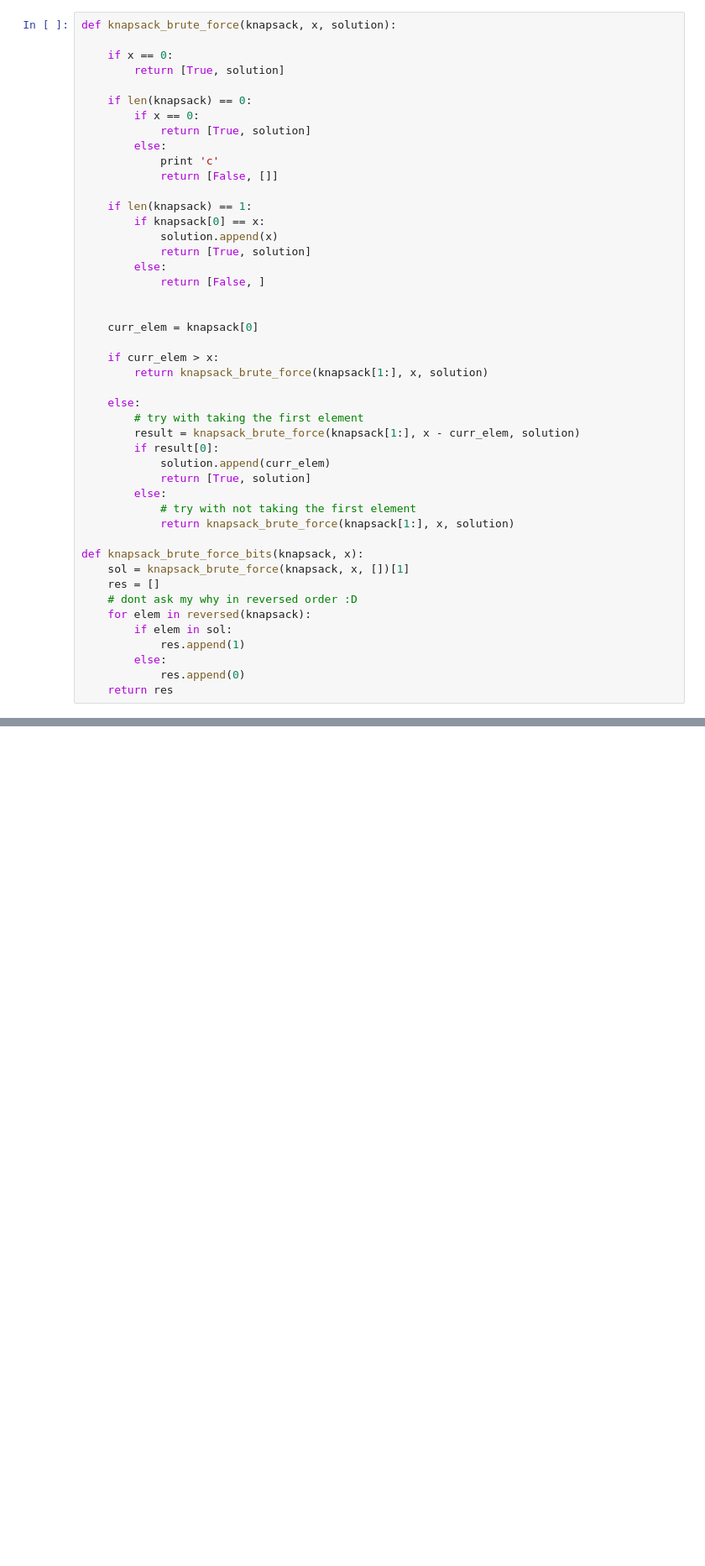
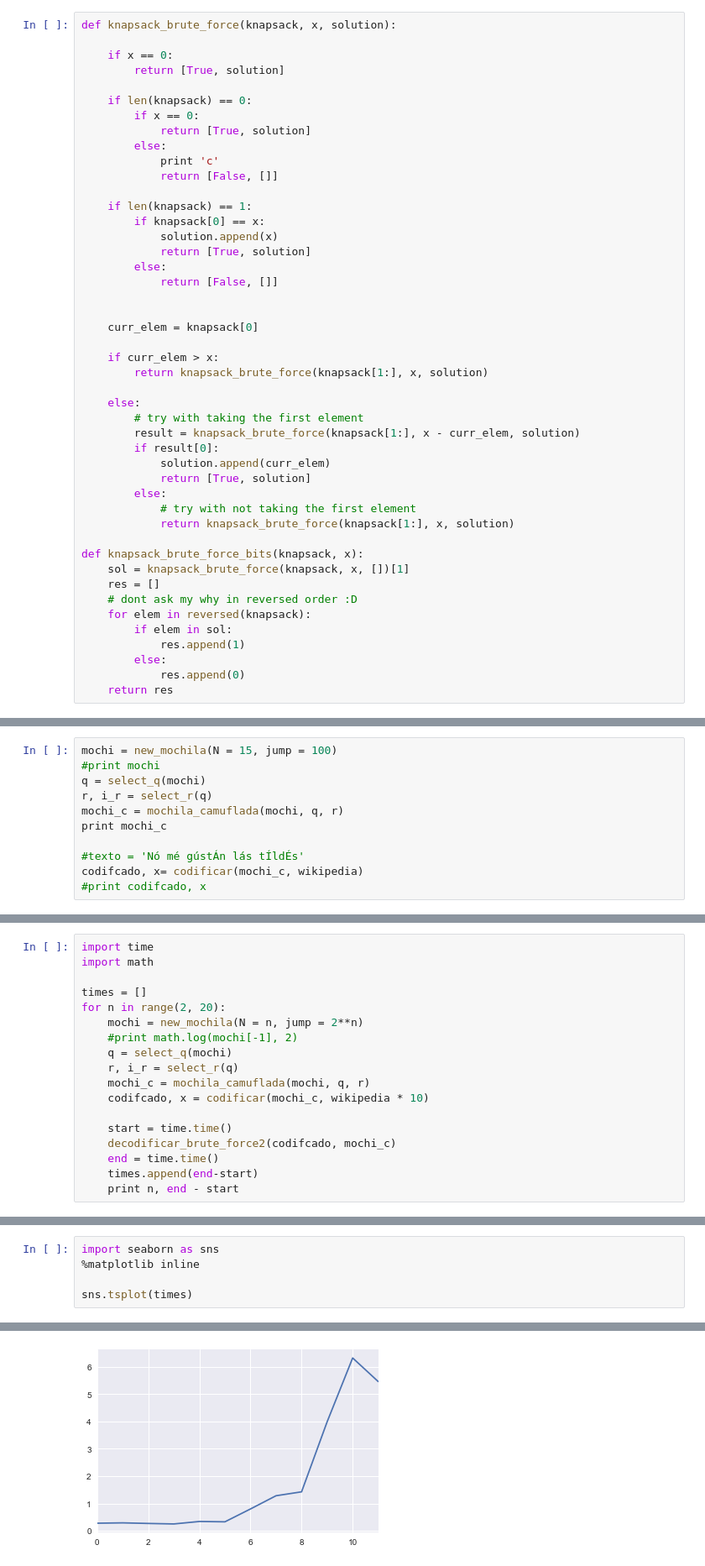
Before and after one commit to towink/merkle-hellman-crypt, a Jupyter notebook: notebooks/Knapsack.ipynb, the cells around one changed output, grey strips where cells are left out. Shown at 84% size. Drawn from its saved outputs; the diff is of its cells as text; blank space fills up the shorter version.

Commit message:
updated scripts, created bruteforce script

```diff
--- a/notebooks/Knapsack.ipynb
+++ b/notebooks/Knapsack.ipynb
@@ -41,7 +41,7 @@ def knapsack_brute_force(knapsack, x, solution):
             solution.append(x)
             return [True, solution]
         else:
-            return [False, ]
+            return [False, []]
 
 
     curr_elem = knapsack[0]
@@ -71,0 +161,11 @@ def knapsack_brute_force_bits(knapsack, x):
+# %%
+mochi = new_mochila(N = 15, jump = 100)
+#print mochi
+q = select_q(mochi)
+r, i_r = select_r(q)
+mochi_c = mochila_camuflada(mochi, q, r)
+print mochi_c
+
+#texto = 'Nó mé gústÁn lás tÍldÉs'
+codifcado, x= codificar(mochi_c, wikipedia)
+#print codifcado, x
@@ -71,0 +182,18 @@ def knapsack_brute_force_bits(knapsack, x):
+# %%
+import time
+import math
+
+times = []
+for n in range(2, 20):
+    mochi = new_mochila(N = n, jump = 2**n)
+    #print math.log(mochi[-1], 2)
+    q = select_q(mochi)
+    r, i_r = select_r(q)
+    mochi_c = mochila_camuflada(mochi, q, r)
+    codifcado, x = codificar(mochi_c, wikipedia * 10)
+
+    start = time.time()
+    decodificar_brute_force2(codifcado, mochi_c)
+    end = time.time()
+    times.append(end-start)
+    print n, end - start
@@ -71,0 +214,6 @@ def knapsack_brute_force_bits(knapsack, x):
+# %%
+import seaborn as sns
+%matplotlib inline
+
+sns.tsplot(times)
+# %% [output]
@@ -71,0 +221 @@ def knapsack_brute_force_bits(knapsack, x):
+[figure, added]
```
Also changed, not shown: parts of 14 cells of this notebook, 5 other files.
